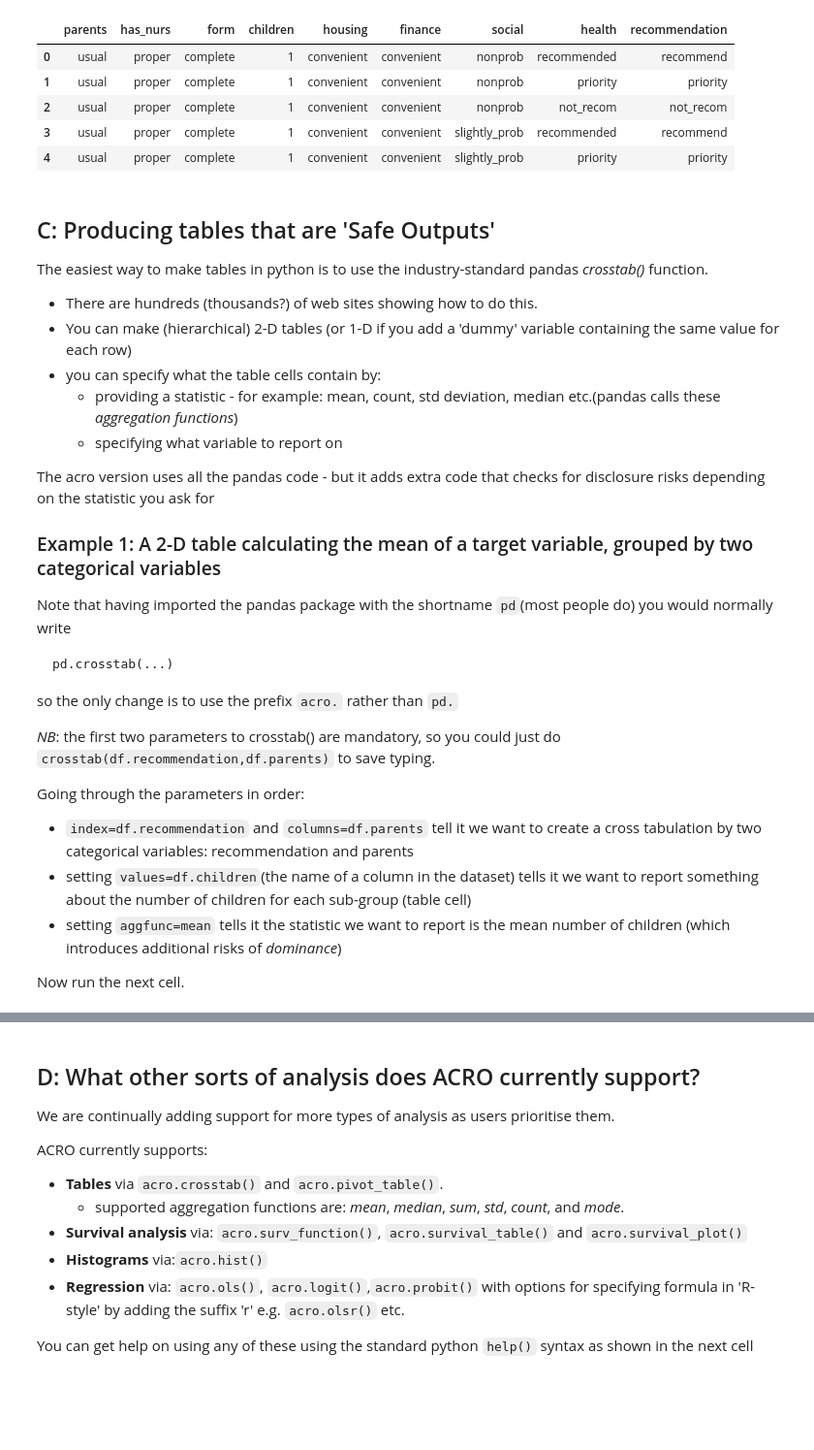
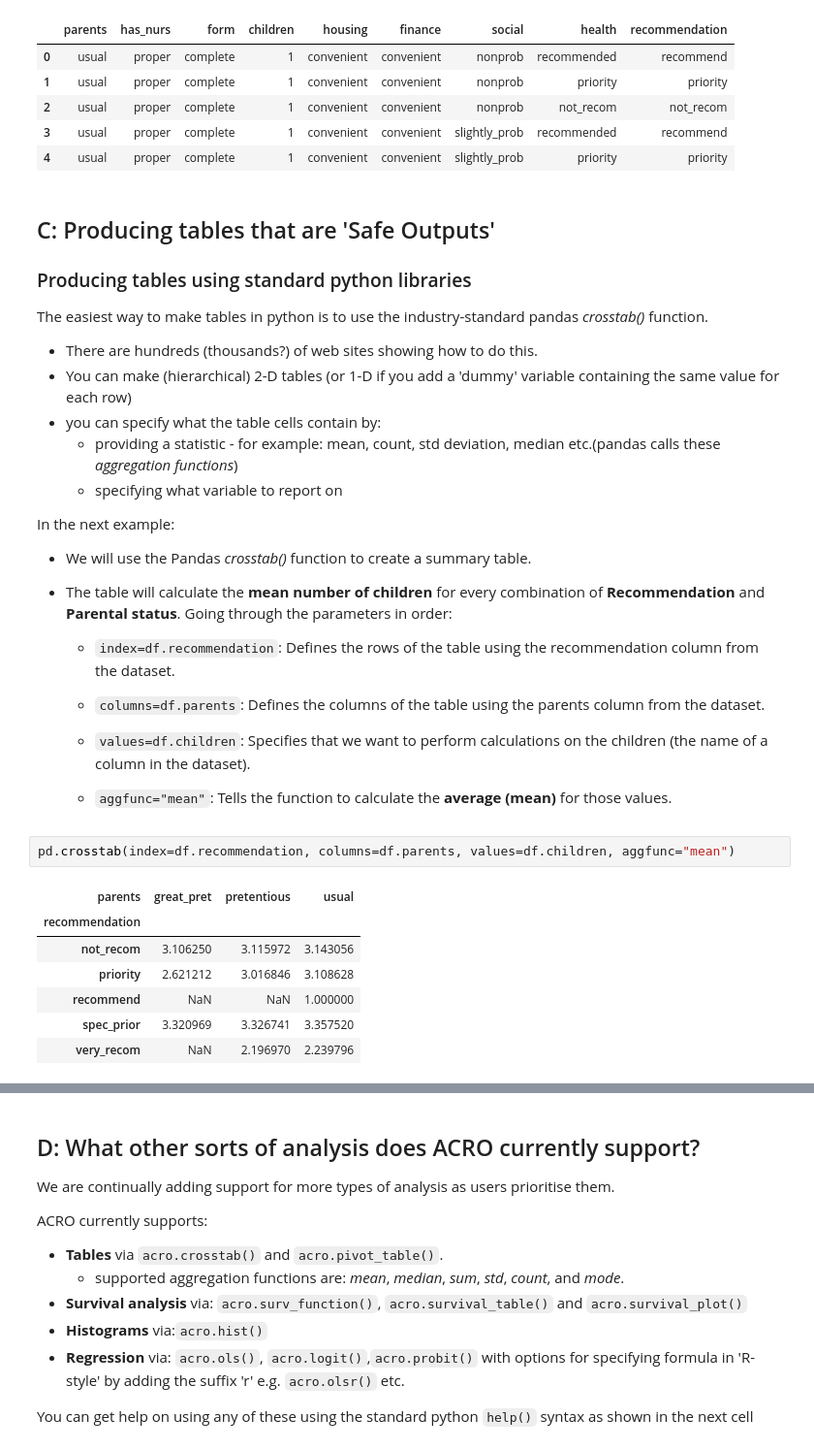
Before and after one commit to AI-SDC/ACRO, a Jupyter notebook: notebooks/acro_demo_2026.ipynb, the cells around one changed output, grey strips where cells are left out. Shown at 97% size. Cells and saved outputs as stored; diff of their text form; blank space fills up the shorter version.

`````diff
--- a/notebooks/acro_demo_2026.ipynb
+++ b/notebooks/acro_demo_2026.ipynb
@@ -129,6 +129,8 @@ df.head()
 | 4 | usual | proper | complete | 1 | convenient | convenient | slightly_prob | priority | priority |
 # %% [markdown]
 ## C: Producing tables that are 'Safe Outputs'
+
+### Producing tables using standard python libraries
 
 The easiest way to make tables in python is to use the industry-standard pandas *crosstab()* function.
 - There are hundreds (thousands?) of web sites showing how to do this.
@@ -137,20 +139,23 @@ The easiest way to make tables in python is to use the industry-standard pandas
    - providing a statistic - for example: mean, count, std deviation, median etc.(pandas calls these *aggregation functions*)
    - specifying what variable to report on
 
-The acro version uses all the pandas code - but it adds extra code that checks for disclosure risks depending on the statistic you ask for
+In the next example:
+- We will use the Pandas *crosstab()* function to create a summary table.
 
-### Example 1: A 2-D table calculating the mean of a target variable, grouped by two categorical variables
-Note that having imported the pandas package with the shortname `pd`(most people do)  you would normally  write
-````
-pd.crosstab(...)
-````
-so the only change is to use the prefix `acro.` rather than `pd.`
+- The table will calculate the **mean number of children** for every combination of **Recommendation** and **Parental status**. Going through the parameters in order:
+   - `index=df.recommendation`: Defines the rows of the table using the recommendation column from the dataset.
 
-_NB_: the first two parameters to crosstab() are mandatory, so you could just do `crosstab(df.recommendation,df.parents)` to save typing. <br>
+   - `columns=df.parents`: Defines the columns of the table using the parents column from the dataset.
+   - `values=df.children`: Specifies that we want to perform calculations on the children (the name of a column in the dataset).
 
-Going through the parameters in order:
-- `index=df.recommendation` and `columns=df.parents` tell it we want to create a cross tabulation by two categorical variables: recommendation and parents
-- setting `values=df.children`(the name of a column in the dataset) tells it we want to report something about the number of children for each sub-group (table cell)
-- setting `aggfunc=mean` tells it the statistic we want to report is the  mean number of children (which introduces additional risks of *dominance*)
-
-Now run the next cell.
+   - `aggfunc="mean"`: Tells the function to calculate the **average (mean)** for those values.
+# %%
+pd.crosstab(index=df.recommendation, columns=df.parents, values=df.children, aggfunc="mean")
+# %% [output]
+| parents | great_pret | pretentious | usual |
+| recommendation |  |  |  |
+| not_recom | 3.106250 | 3.115972 | 3.143056 |
+| priority | 2.621212 | 3.016846 | 3.108628 |
+| recommend | NaN | NaN | 1.000000 |
+| spec_prior | 3.320969 | 3.326741 | 3.357520 |
+| very_recom | NaN | 2.196970 | 2.239796 |
`````
Also changed, not shown: parts of 8 cells of this notebook, 1 other file.
